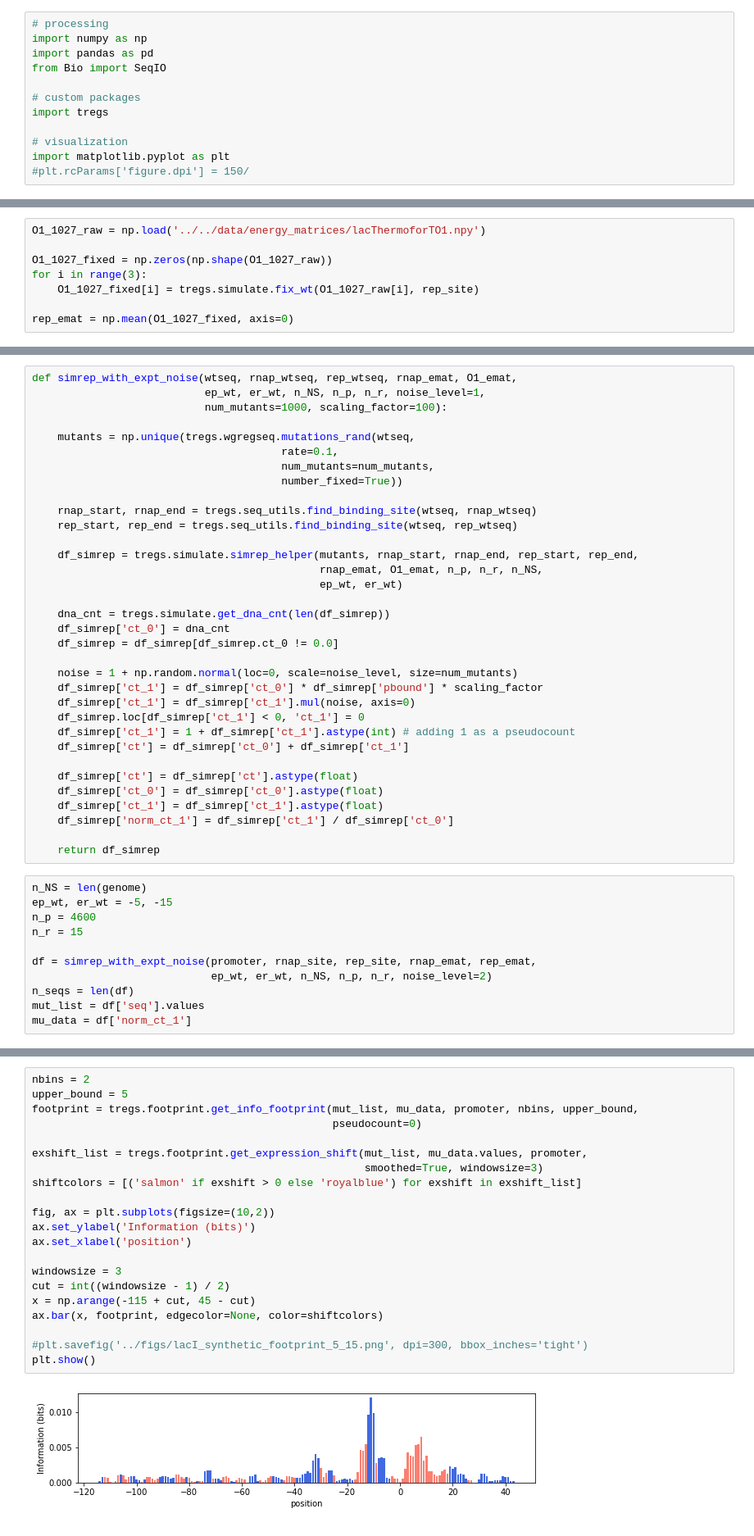
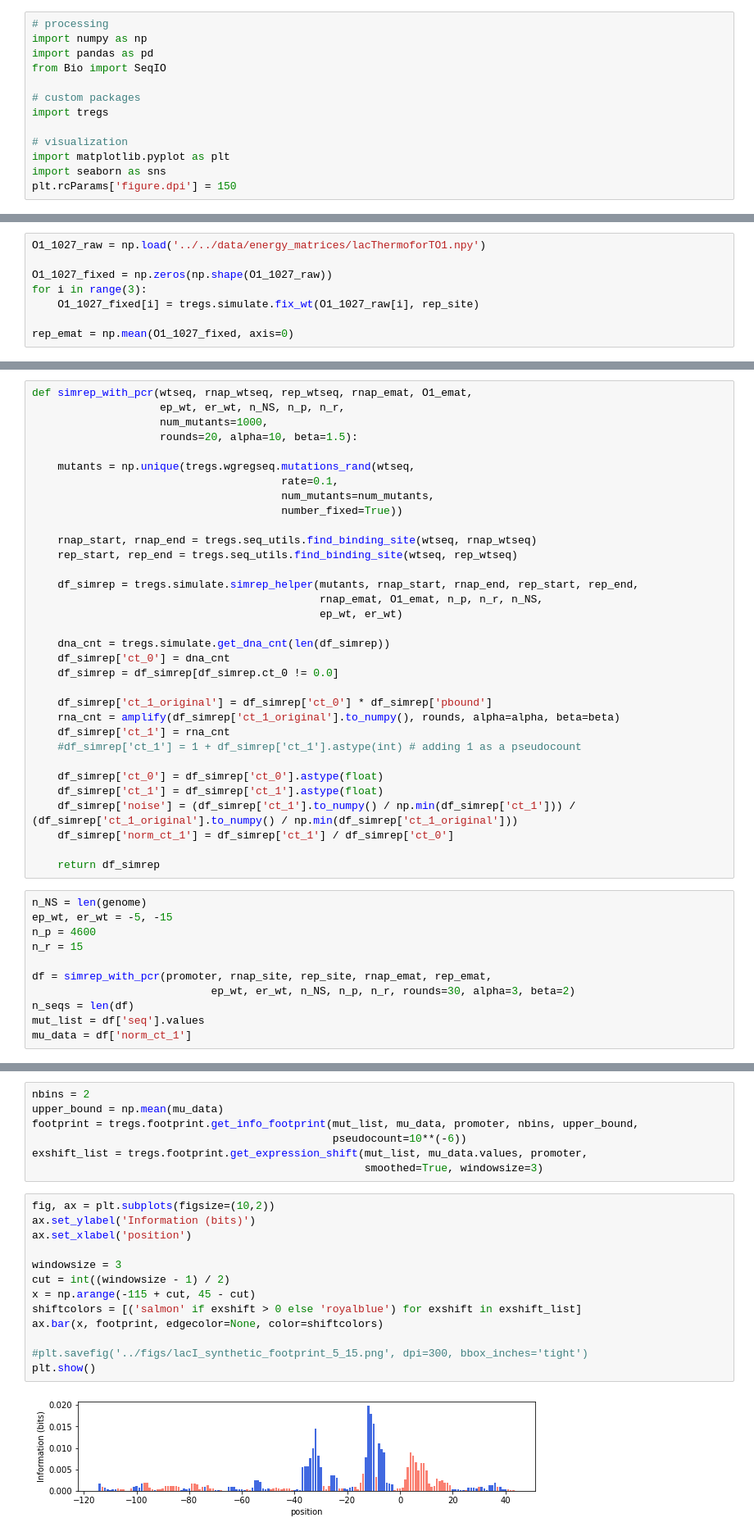
Before and after one commit to RPGroup-PBoC/theoretical_regseq, a Jupyter notebook: notebooks/noise/experimental_noise.ipynb, the cells around one changed output, grey strips where cells are left out. Shown: that part at 82% size. Cells and saved outputs as stored; diff of their text form.

```diff
--- a/notebooks/noise/experimental_noise.ipynb
+++ b/notebooks/noise/experimental_noise.ipynb
@@ -9,4 +9,5 @@ import tregs
 
 # visualization
 import matplotlib.pyplot as plt
-#plt.rcParams['figure.dpi'] = 150/
+import seaborn as sns
+plt.rcParams['figure.dpi'] = 150
@@ -46,7 +57,8 @@ rep_emat = np.mean(O1_1027_fixed, axis=0)
 # %%
-def simrep_with_expt_noise(wtseq, rnap_wtseq, rep_wtseq, rnap_emat, O1_emat,
-                           ep_wt, er_wt, n_NS, n_p, n_r, noise_level=1,
-                           num_mutants=1000, scaling_factor=100):
+def simrep_with_pcr(wtseq, rnap_wtseq, rep_wtseq, rnap_emat, O1_emat,
+                    ep_wt, er_wt, n_NS, n_p, n_r,
+                    num_mutants=1000,
+                    rounds=20, alpha=10, beta=1.5):
 
     mutants = np.unique(tregs.wgregseq.mutations_rand(wtseq,
                                        rate=0.1,
@@ -64,16 +76,14 @@ def simrep_with_expt_noise(wtseq, rnap_wtseq, rep_wtseq, rnap_emat, O1_emat,
     df_simrep['ct_0'] = dna_cnt
     df_simrep = df_simrep[df_simrep.ct_0 != 0.0]
 
-    noise = 1 + np.random.normal(loc=0, scale=noise_level, size=num_mutants)
-    df_simrep['ct_1'] = df_simrep['ct_0'] * df_simrep['pbound'] * scaling_factor
-    df_simrep['ct_1'] = df_simrep['ct_1'].mul(noise, axis=0)
-    df_simrep.loc[df_simrep['ct_1'] < 0, 'ct_1'] = 0
-    df_simrep['ct_1'] = 1 + df_simrep['ct_1'].astype(int) # adding 1 as a pseudocount
-    df_simrep['ct'] = df_simrep['ct_0'] + df_simrep['ct_1']
+    df_simrep['ct_1_original'] = df_simrep['ct_0'] * df_simrep['pbound']
+    rna_cnt = amplify(df_simrep['ct_1_original'].to_numpy(), rounds, alpha=alpha, beta=beta)
+    df_simrep['ct_1'] = rna_cnt
+    #df_simrep['ct_1'] = 1 + df_simrep['ct_1'].astype(int) # adding 1 as a pseudocount
 
-    df_simrep['ct'] = df_simrep['ct'].astype(float)
     df_simrep['ct_0'] = df_simrep['ct_0'].astype(float)
     df_simrep['ct_1'] = df_simrep['ct_1'].astype(float)
+    df_simrep['noise'] = (df_simrep['ct_1'].to_numpy() / np.min(df_simrep['ct_1'])) / (df_simrep['ct_1_original'].to_numpy() / np.min(df_simrep['ct_1_original']))
     df_simrep['norm_ct_1'] = df_simrep['ct_1'] / df_simrep['ct_0']
 
     return df_simrep
@@ -83,8 +93,8 @@ ep_wt, er_wt = -5, -15
 n_p = 4600
 n_r = 15
 
-df = simrep_with_expt_noise(promoter, rnap_site, rep_site, rnap_emat, rep_emat,
-                            ep_wt, er_wt, n_NS, n_p, n_r, noise_level=2)
+df = simrep_with_pcr(promoter, rnap_site, rep_site, rnap_emat, rep_emat,
+                            ep_wt, er_wt, n_NS, n_p, n_r, rounds=30, alpha=3, beta=2)
 n_seqs = len(df)
 mut_list = df['seq'].values
 mu_data = df['norm_ct_1']
@@ -91,23 +117,22 @@ mu_data = df['norm_ct_1']
+# %%
+nbins = 2
+upper_bound = np.mean(mu_data)
+footprint = tregs.footprint.get_info_footprint(mut_list, mu_data, promoter, nbins, upper_bound,
+                                               pseudocount=10**(-6))
+exshift_list = tregs.footprint.get_expression_shift(mut_list, mu_data.values, promoter,
+                                                    smoothed=True, windowsize=3)
 # %%
-nbins = 2
-upper_bound = 5
-footprint = tregs.footprint.get_info_footprint(mut_list, mu_data, promoter, nbins, upper_bound,
-                                               pseudocount=0)
-
-exshift_list = tregs.footprint.get_expression_shift(mut_list, mu_data.values, promoter,
-                                                    smoothed=True, windowsize=3)
-shiftcolors = [('salmon' if exshift > 0 else 'royalblue') for exshift in exshift_list]
-
 fig, ax = plt.subplots(figsize=(10,2))
 ax.set_ylabel('Information (bits)')
 ax.set_xlabel('position')
 
 windowsize = 3
 cut = int((windowsize - 1) / 2)
 x = np.arange(-115 + cut, 45 - cut)
+shiftcolors = [('salmon' if exshift > 0 else 'royalblue') for exshift in exshift_list]
 ax.bar(x, footprint, edgecolor=None, color=shiftcolors)
 
 #plt.savefig('../figs/lacI_synthetic_footprint_5_15.png', dpi=300, bbox_inches='tight')
 plt.show()
 # %% [output]
-[figure, old version]
+[figure, new version]
```
Also changed, not shown: parts of 27 cells of this notebook, 3 other files.
